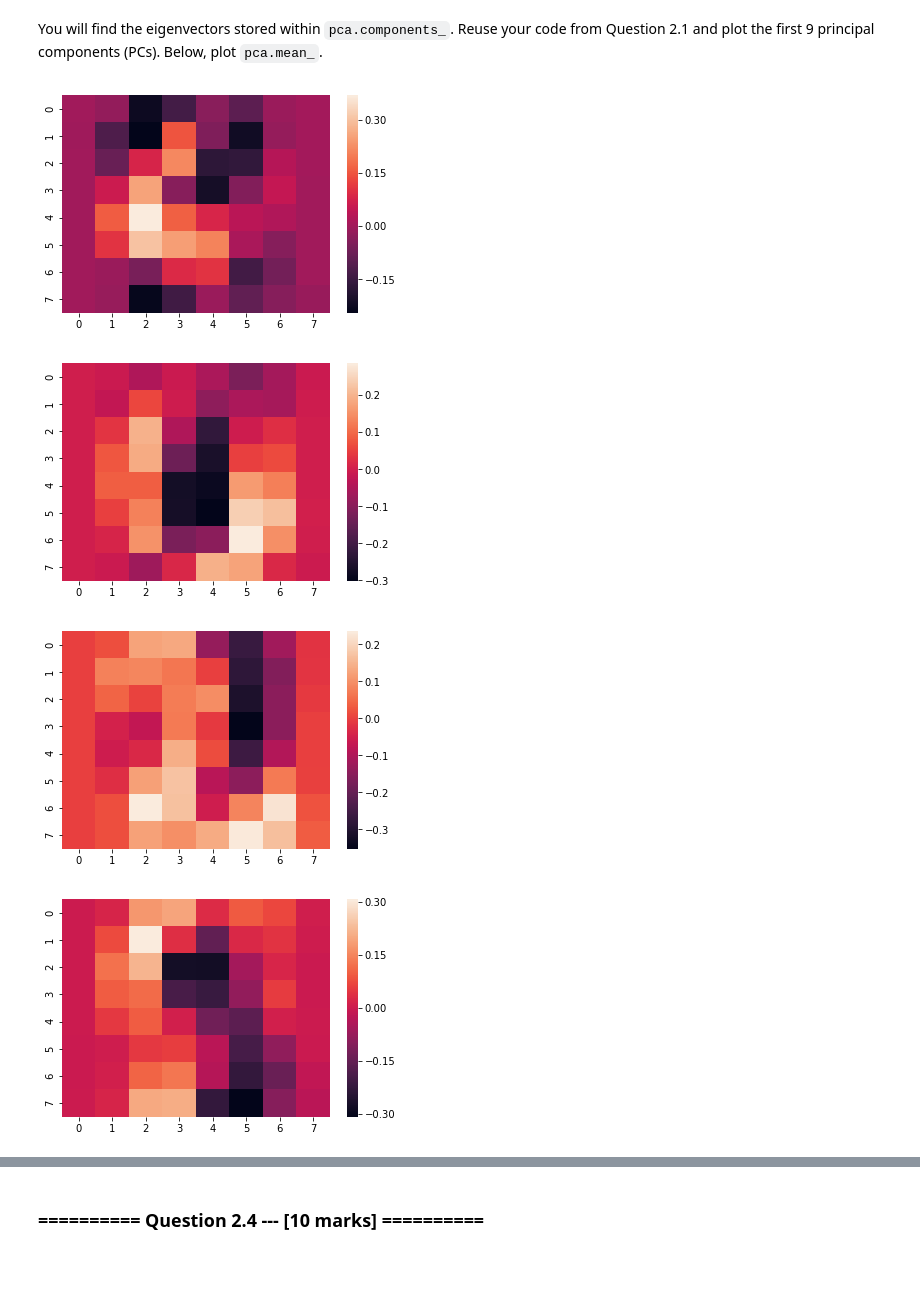
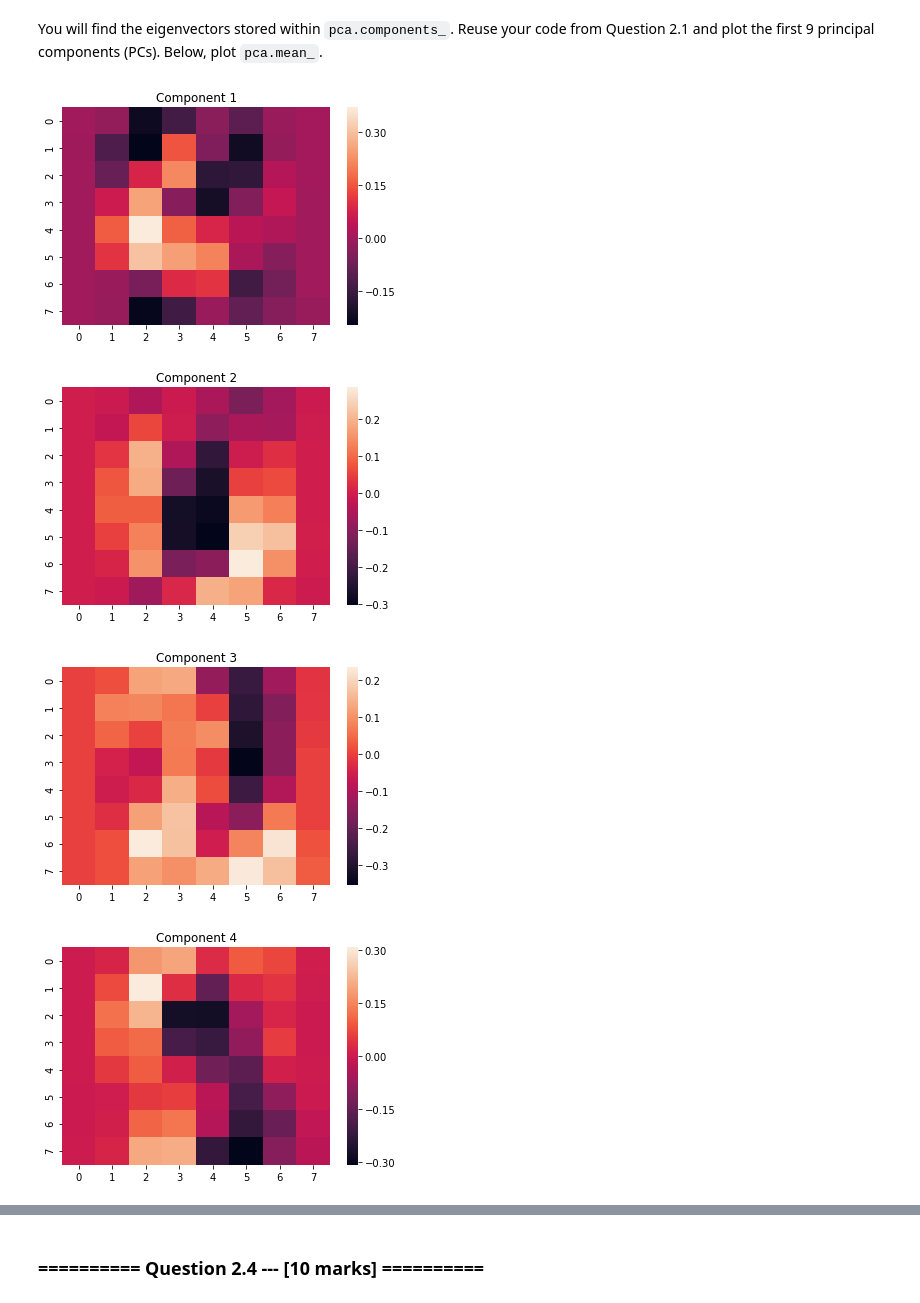
Before and after one commit to anirudhgangwal/IAML, a Jupyter notebook: 09_Assignment_4.ipynb, the cells around one changed output, grey strips where cells are left out. Cells and saved outputs as stored; diff of their text form; code cells hidden in the pictures; blank space fills up the shorter version.

```diff
--- a/09_Assignment_4.ipynb
+++ b/09_Assignment_4.ipynb
@@ -673,12 +670,13 @@ We observe that 29 components are enough to explain 95% of the variance.
 # %% [markdown]
 You will find the eigenvectors stored within `pca.components_`. Reuse your code from Question 2.1 and plot the first 9 principal components (PCs). Below, plot `pca.mean_`.
 # %%
-for component in pca.components_[:9]:
+for i,component in enumerate(pca.components_[:9]):
     plt.figure()
     sns.heatmap(component.reshape(8,8))
+    plt.title('Component {}'.format(i+1))
     plt.show()
 # %% [output]
-[figure, old version]
+[figure, new version]
-[figure, old version]
+[figure, new version]
-[figure, old version]
+[figure, new version]
-[figure, old version]
+[figure, new version]
```
Also changed, not shown: parts of 10 cells of this notebook, 2 other files.
